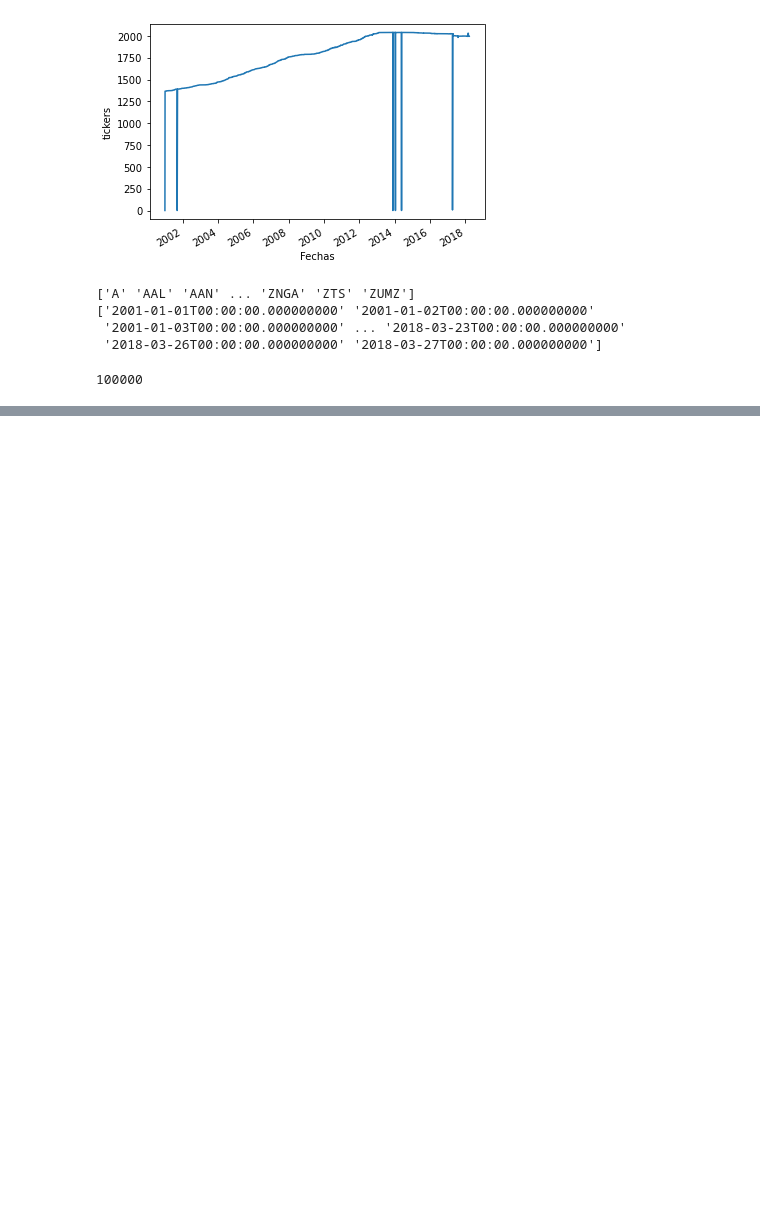
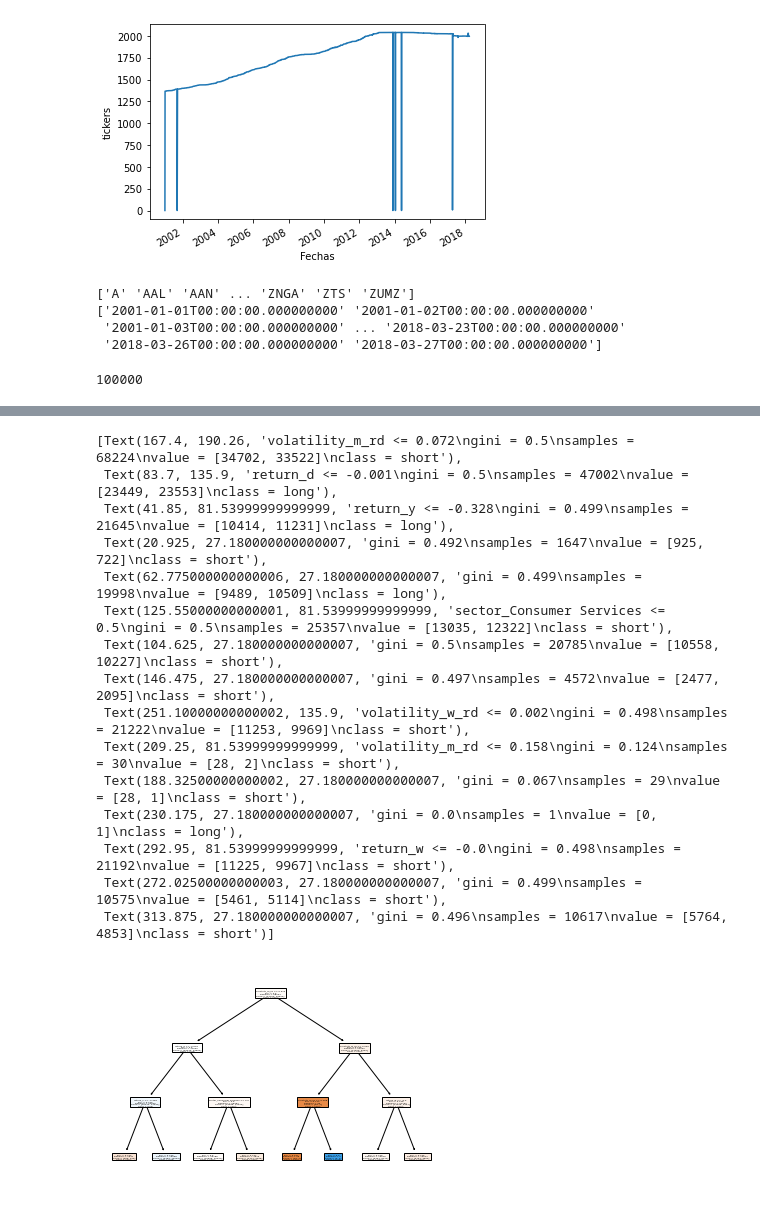
Before and after one commit to manueldecesar/LABQT, a Jupyter notebook: LABQT.ipynb, the cells around one changed output, grey strips where cells are left out. Saved outputs shown, nothing was run; the diff lists cells and outputs as text; code cells hidden in the pictures; blank space fills up the shorter version.

```diff
--- a/LABQT.ipynb
+++ b/LABQT.ipynb
@@ -355,3 +394,32 @@ X_test, y_test = df[['return_d','return_w','return_m','return_y','return_m_pw','
 # %%
 #modelos
 modelos=[]
+# %%
+#Construimos un modelo de árbol de decisión con cv de profundidad
+max_depth=4
+#opt_features=X_train.columns
+opt_features=['return_d', 'return_w', 'return_y', 'volatility_w_rd', 'volatility_m_rd','sector_Consumer Services']
+#Selección de profundidad
+t=datetime.datetime.now()
+depths=range(1,max_depth+1)
+opt_depth=0
+accuracy_cv=0.5
+for i in depths:
+    print('depth',i)
+    model = tree.DecisionTreeClassifier(max_depth=i)
+    scores = cross_val_score(model, X_train[opt_features], y_train, cv=5)
+    if accuracy_cv<scores.mean():
+        opt_depth=i
+        accuracy_cv=scores.mean()
+        std=scores.std()
+        print('Profundidad encontrada',opt_depth,'accuracy_cv',accuracy_cv,'std',std)
+print('Profundidad optima',opt_depth,'accuracy_cv',accuracy_cv,'std',std)
+
+t=datetime.datetime.now()-t
+print('Selección de hiperparámetros terminada en ',t,' s')
+
+model = tree.DecisionTreeClassifier(max_depth=opt_depth)
+model = model.fit(X_train[opt_features], y_train)
+modelos.append(model)
+
+validacion(model,X_train[opt_features],y_train,X_test[opt_features],y_test)
@@ -358 +444,23 @@ modelos=[]
+# %%
+tree.plot_tree(model,
+                   feature_names=opt_features,
+                   class_names=['short', 'long'],
+                   filled=True)
+# %% [output]
+[Text(167.4, 190.26, 'volatility_m_rd <= 0.072\ngini = 0.5\nsamples = 68224\nvalue = [34702, 33522]\nclass = short'),
+ Text(83.7, 135.9, 'return_d <= -0.001\ngini = 0.5\nsamples = 47002\nvalue = [23449, 23553]\nclass = long'),
+ Text(41.85, 81.53999999999999, 'return_y <= -0.328\ngini = 0.499\nsamples = 21645\nvalue = [10414, 11231]\nclass = long'),
+ Text(20.925, 27.180000000000007, 'gini = 0.492\nsamples = 1647\nvalue = [925, 722]\nclass = short'),
+ Text(62.775000000000006, 27.180000000000007, 'gini = 0.499\nsamples = 19998\nvalue = [9489, 10509]\nclass = long'),
+ Text(125.55000000000001, 81.53999999999999, 'sector_Consumer Services <= 0.5\ngini = 0.5\nsamples = 25357\nvalue = [13035, 12322]\nclass = short'),
+ Text(104.625, 27.180000000000007, 'gini = 0.5\nsamples = 20785\nvalue = [10558, 10227]\nclass = short'),
+ Text(146.475, 27.180000000000007, 'gini = 0.497\nsamples = 4572\nvalue = [2477, 2095]\nclass = short'),
+ Text(251.10000000000002, 135.9, 'volatility_w_rd <= 0.002\ngini = 0.498\nsamples = 21222\nvalue = [11253, 9969]\nclass = short'),
+ Text(209.25, 81.53999999999999, 'volatility_m_rd <= 0.158\ngini = 0.124\nsamples = 30\nvalue = [28, 2]\nclass = short'),
+ Text(188.32500000000002, 27.180000000000007, 'gini = 0.067\nsamples = 29\nvalue = [28, 1]\nclass = short'),
+ Text(230.175, 27.180000000000007, 'gini = 0.0\nsamples = 1\nvalue = [0, 1]\nclass = long'),
+ Text(292.95, 81.53999999999999, 'return_w <= -0.0\ngini = 0.498\nsamples = 21192\nvalue = [11225, 9967]\nclass = short'),
+ Text(272.02500000000003, 27.180000000000007, 'gini = 0.499\nsamples = 10575\nvalue = [5461, 5114]\nclass = short'),
+ Text(313.875, 27.180000000000007, 'gini = 0.496\nsamples = 10617\nvalue = [5764, 4853]\nclass = short')]
+[figure, added]
 # %%
```
Also changed, not shown: parts of 22 cells of this notebook.
